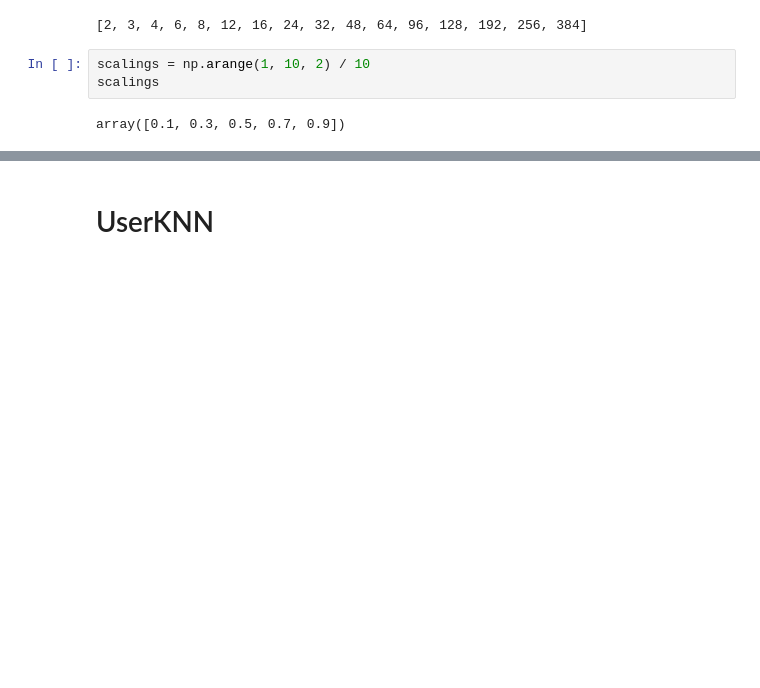
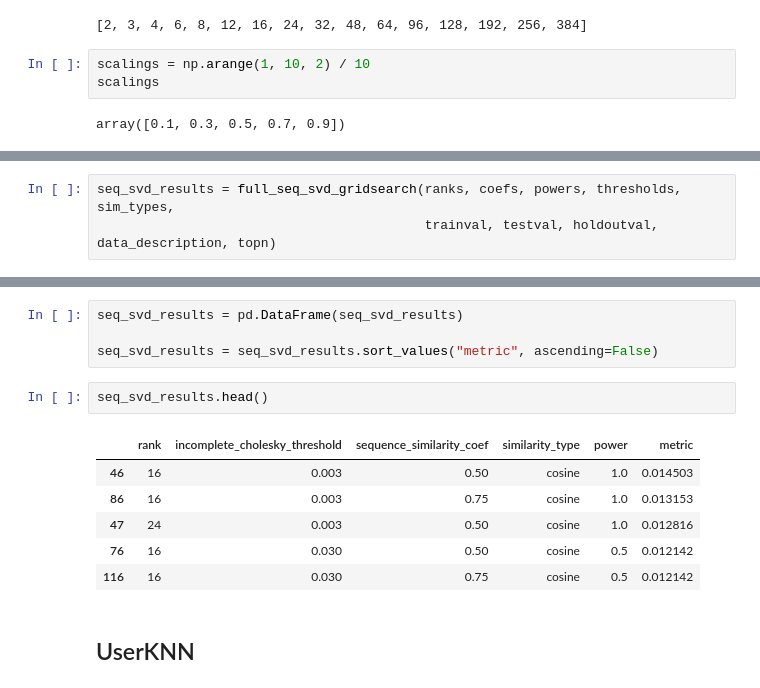
Before and after one commit to Dont-Care-Didnt-Ask/sequence-aware-similarity-for-recommendations, a Jupyter notebook: AmazonReviews.ipynb, the cells around one changed output, grey strips where cells are left out. Cells and saved outputs as stored; diff of their text form; blank space fills up the shorter version.

```diff
--- a/AmazonReviews.ipynb
+++ b/AmazonReviews.ipynb
@@ -211,0 +235,3 @@ results.head()
+# %%
+seq_svd_results = full_seq_svd_gridsearch(ranks, coefs, powers, thresholds, sim_types,
+                                          trainval, testval, holdoutval, data_description, topn)
@@ -212,2 +251,15 @@ results.head()
+# %%
+seq_svd_results = pd.DataFrame(seq_svd_results)
+
+seq_svd_results = seq_svd_results.sort_values("metric", ascending=False)
+# %%
+seq_svd_results.head()
+# %% [output]
+|  | rank | incomplete_cholesky_threshold | sequence_similarity_coef | similarity_type | power | metric |
+| 46 | 16 | 0.003 | 0.50 | cosine | 1.0 | 0.014503 |
+| 86 | 16 | 0.003 | 0.75 | cosine | 1.0 | 0.013153 |
+| 47 | 24 | 0.003 | 0.50 | cosine | 1.0 | 0.012816 |
+| 76 | 16 | 0.030 | 0.50 | cosine | 0.5 | 0.012142 |
+| 116 | 16 | 0.030 | 0.75 | cosine | 0.5 | 0.012142 |
 # %% [markdown]
-# UserKNN
+## UserKNN
```
Also changed, not shown: parts of 40 cells of this notebook, 2 other files.
